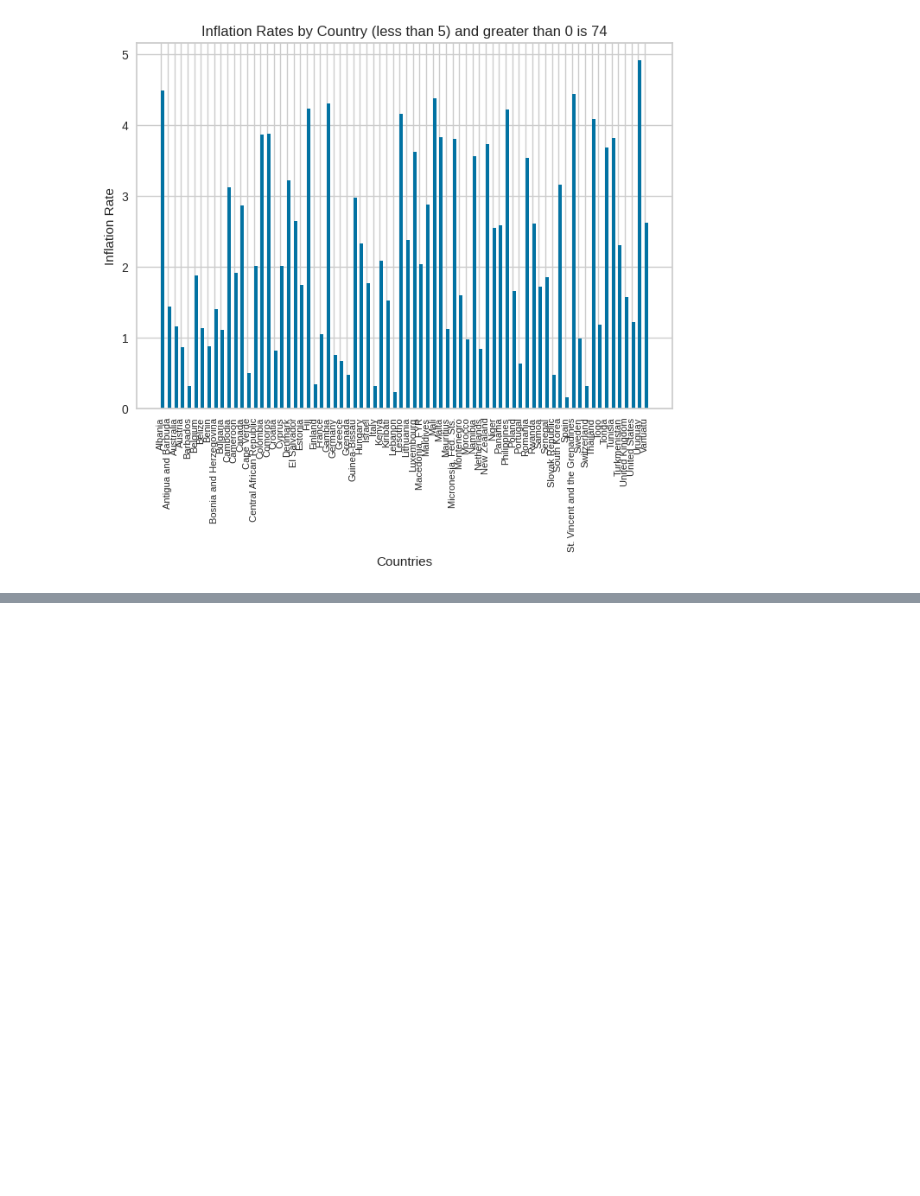
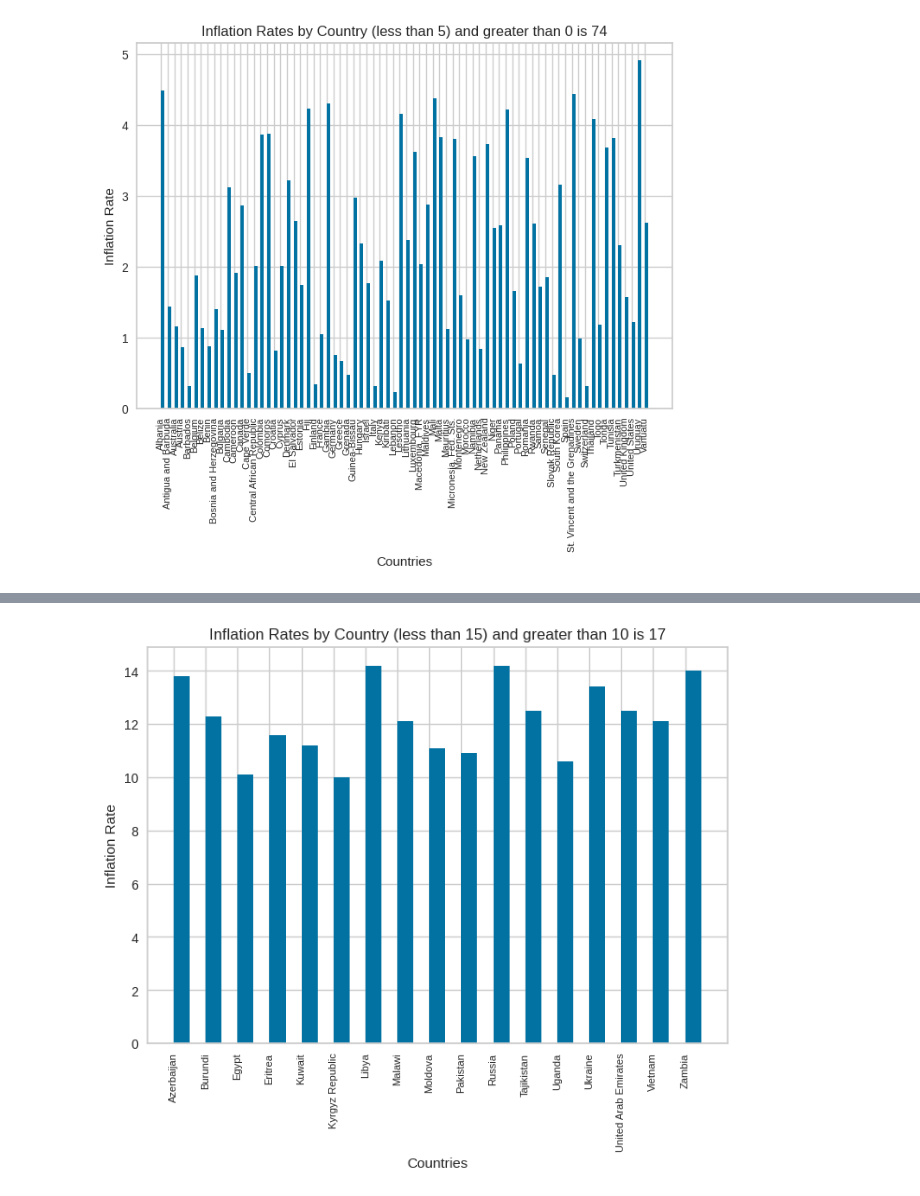
Before and after one commit to prathyusha-reddy-arch/DataVisualisation, a Jupyter notebook: ProjectInc2.ipynb, the cells around one changed output, grey strips where cells are left out. Cells and saved outputs as stored; diff of their text form; code cells hidden in the pictures; blank space fills up the shorter version.

```diff
--- a/ProjectInc2.ipynb
+++ b/ProjectInc2.ipynb
@@ -107,0 +112,4 @@ inflation_rate(0,5)
+# %%
+inflation_rate(10,15)
+# %% [output]
+[figure, added]
```
Also changed, not shown: parts of 6 cells of this notebook.
